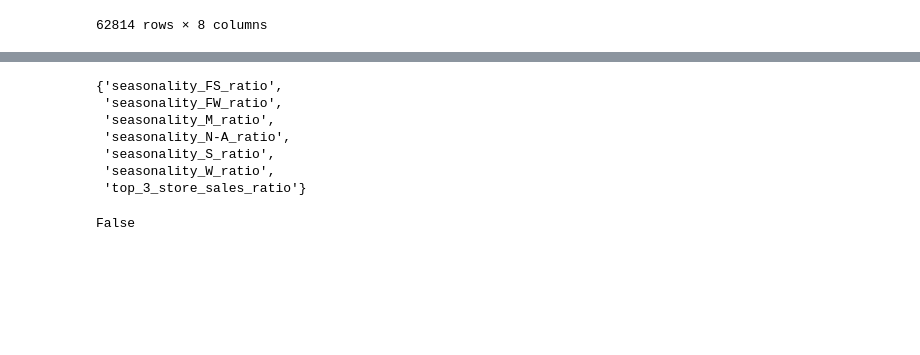
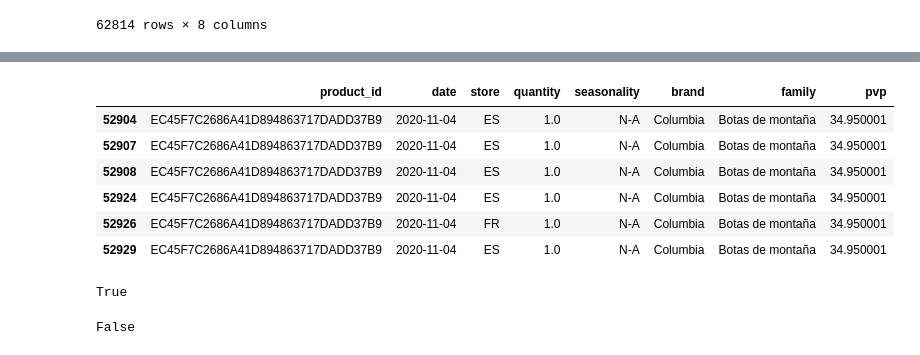
Before and after one commit to giarets/use_case_deporvillage, a Jupyter notebook: 2_data_preprocessing.ipynb, the cells around one changed output, grey strips where cells are left out. Saved outputs shown, nothing was run; the diff lists cells and outputs as text; code cells hidden in the pictures; blank space fills up the shorter version.

```diff
--- a/2_data_preprocessing.ipynb
+++ b/2_data_preprocessing.ipynb
@@ -265,11 +250,15 @@ df_daily
-# %%
-set(df_grouped.drop("avg_pvp", axis=1).columns) - set(df_daily.columns)
-# %% [output]
-{'seasonality_FS_ratio',
- 'seasonality_FW_ratio',
- 'seasonality_M_ratio',
- 'seasonality_N-A_ratio',
- 'seasonality_S_ratio',
- 'seasonality_W_ratio',
- 'top_3_store_sales_ratio'}
+# %%
+df[(df["date"] == pd.to_datetime("2020-11-04")) & (df["brand"] == "Columbia") & (df["family"] == "Botas de montaña")]
+# %% [output]
+|  | product_id | date | store | quantity | seasonality | brand | family | pvp |
+| 52904 | EC45F7C2686A41D894863717DADD37B9 | 2020-11-04 | ES | 1.0 | N-A | Columbia | Botas de montaña | 34.950001 |
+| 52907 | EC45F7C2686A41D894863717DADD37B9 | 2020-11-04 | ES | 1.0 | N-A | Columbia | Botas de montaña | 34.950001 |
+| 52908 | EC45F7C2686A41D894863717DADD37B9 | 2020-11-04 | ES | 1.0 | N-A | Columbia | Botas de montaña | 34.950001 |
+| 52924 | EC45F7C2686A41D894863717DADD37B9 | 2020-11-04 | ES | 1.0 | N-A | Columbia | Botas de montaña | 34.950001 |
+| 52926 | EC45F7C2686A41D894863717DADD37B9 | 2020-11-04 | FR | 1.0 | N-A | Columbia | Botas de montaña | 34.950001 |
+| 52929 | EC45F7C2686A41D894863717DADD37B9 | 2020-11-04 | ES | 1.0 | N-A | Columbia | Botas de montaña | 34.950001 |
+# %%
+df["date"].iloc[0] == pd.to_datetime("2021-03-22")
+# %% [output]
+True
 # %%
```
Also changed, not shown: parts of 23 cells of this notebook, 3 other files.
